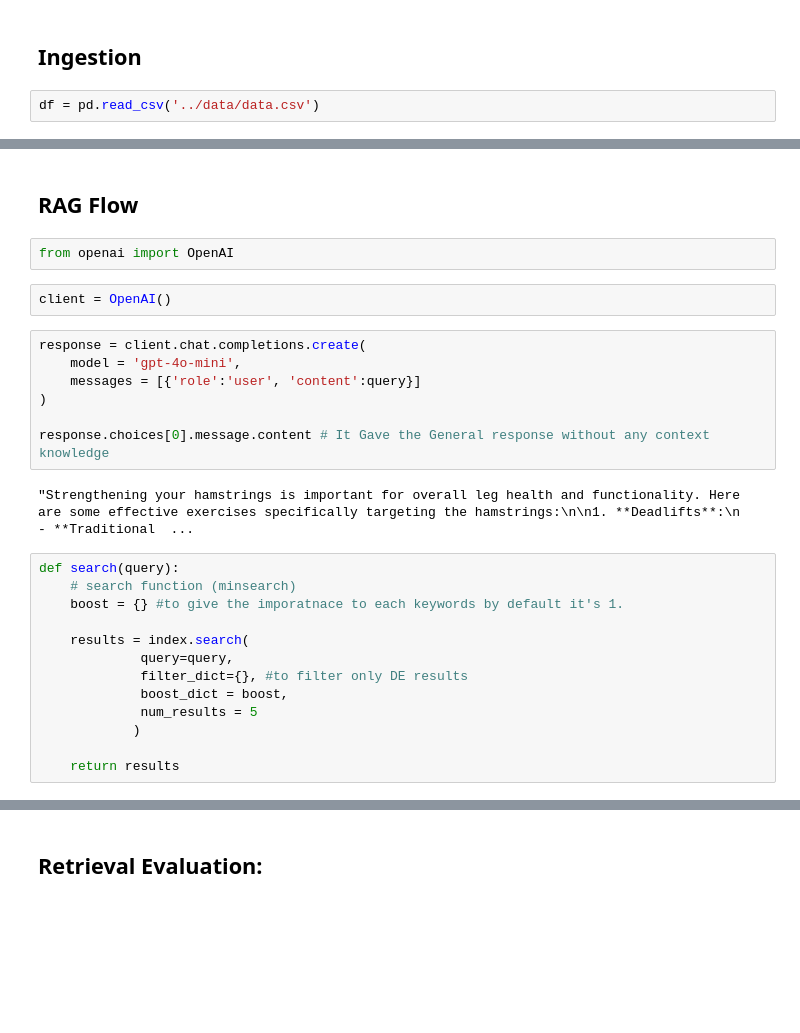
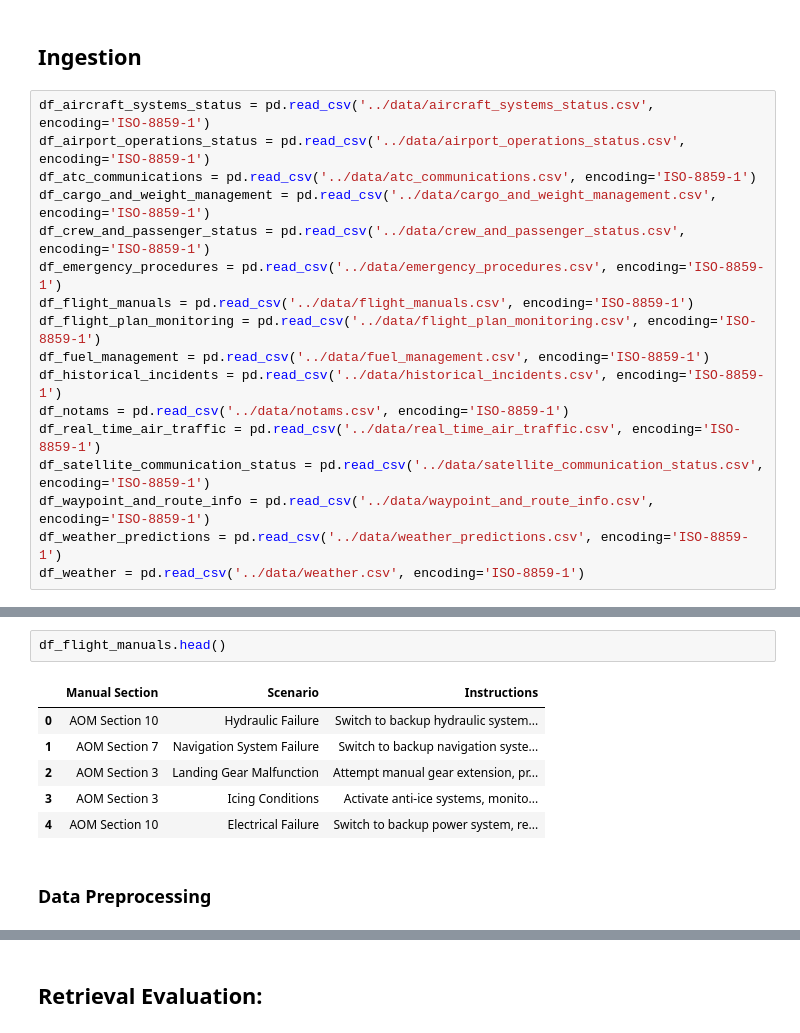
Before and after one commit to AkshaysNimbalkar/AviMate-LLM, a Jupyter notebook: notebooks/rag-test.ipynb, the cells around one changed output, grey strips where cells are left out. Saved outputs shown, nothing was run; the diff lists cells and outputs as text; blank space fills up the shorter version.

```diff
--- a/notebooks/rag-test.ipynb
+++ b/notebooks/rag-test.ipynb
@@ -13,4 +9,19 @@ import minsearch
 # %% [markdown]
 ## Ingestion
 # %%
-df = pd.read_csv('../data/data.csv')
+df_aircraft_systems_status = pd.read_csv('../data/aircraft_systems_status.csv', encoding='ISO-8859-1')
+df_airport_operations_status = pd.read_csv('../data/airport_operations_status.csv', encoding='ISO-8859-1')
+df_atc_communications = pd.read_csv('../data/atc_communications.csv', encoding='ISO-8859-1')
+df_cargo_and_weight_management = pd.read_csv('../data/cargo_and_weight_management.csv', encoding='ISO-8859-1')
+df_crew_and_passenger_status = pd.read_csv('../data/crew_and_passenger_status.csv', encoding='ISO-8859-1')
+df_emergency_procedures = pd.read_csv('../data/emergency_procedures.csv', encoding='ISO-8859-1')
+df_flight_manuals = pd.read_csv('../data/flight_manuals.csv', encoding='ISO-8859-1')
+df_flight_plan_monitoring = pd.read_csv('../data/flight_plan_monitoring.csv', encoding='ISO-8859-1')
+df_fuel_management = pd.read_csv('../data/fuel_management.csv', encoding='ISO-8859-1')
+df_historical_incidents = pd.read_csv('../data/historical_incidents.csv', encoding='ISO-8859-1')
+df_notams = pd.read_csv('../data/notams.csv', encoding='ISO-8859-1')
+df_real_time_air_traffic = pd.read_csv('../data/real_time_air_traffic.csv', encoding='ISO-8859-1')
+df_satellite_communication_status = pd.read_csv('../data/satellite_communication_status.csv', encoding='ISO-8859-1')
+df_waypoint_and_route_info = pd.read_csv('../data/waypoint_and_route_info.csv', encoding='ISO-8859-1')
+df_weather_predictions = pd.read_csv('../data/weather_predictions.csv', encoding='ISO-8859-1')
+df_weather = pd.read_csv('../data/weather.csv', encoding='ISO-8859-1')
@@ -93,28 +28,11 @@ index.search(query, num_results=10)
-# %% [markdown]
-## RAG Flow
-# %%
-from openai import OpenAI
-# %%
-client = OpenAI()
-# %%
-response = client.chat.completions.create(
-    model = 'gpt-4o-mini',
-    messages = [{'role':'user', 'content':query}]
-)
-
-response.choices[0].message.content # It Gave the General response without any context knowledge
-# %% [output]
-"Strengthening your hamstrings is important for overall leg health and functionality. Here are some effective exercises specifically targeting the hamstrings:\n\n1. **Deadlifts**:\n   - **Traditional  ...
-# %%
-def search(query):
-    # search function (minsearch)
-    boost = {} #to give the imporatnace to each keywords by default it's 1.
-
-    results = index.search(
-             query=query,
-             filter_dict={}, #to filter only DE results
-             boost_dict = boost,
-             num_results = 5
-            )
-
-    return results
+# %%
+df_flight_manuals.head()
+# %% [output]
+|  | Manual Section | Scenario | Instructions |
+| 0 | AOM Section 10 | Hydraulic Failure | Switch to backup hydraulic system... |
+| 1 | AOM Section 7 | Navigation System Failure | Switch to backup navigation syste... |
+| 2 | AOM Section 3 | Landing Gear Malfunction | Attempt manual gear extension, pr... |
+| 3 | AOM Section 3 | Icing Conditions | Activate anti-ice systems, monito... |
+| 4 | AOM Section 10 | Electrical Failure | Switch to backup power system, re... |
+# %% [markdown]
+### Data Preprocessing
```
Also changed, not shown: parts of 44 cells of this notebook, 32 other files.
